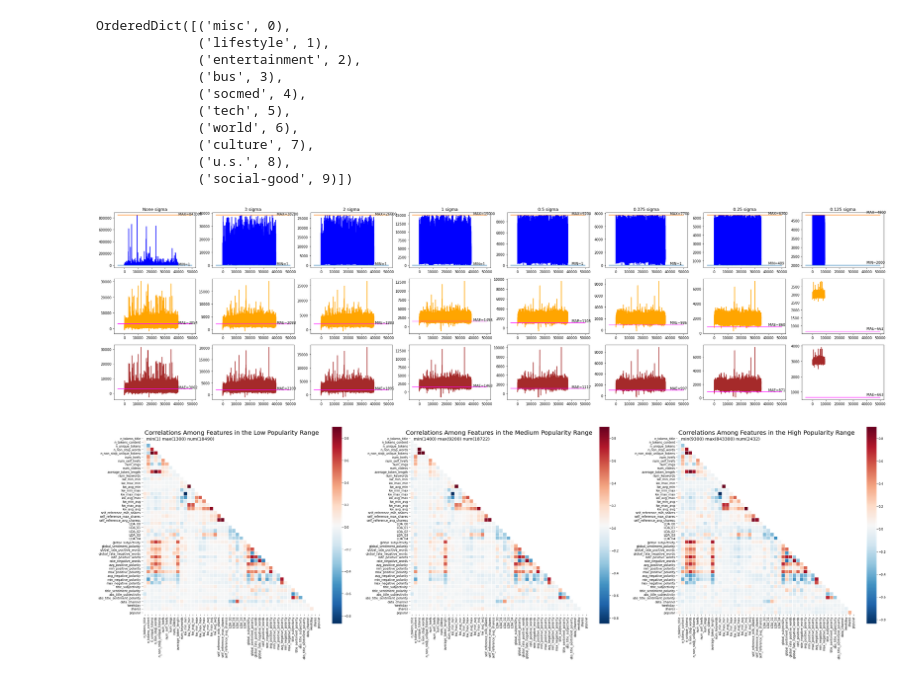
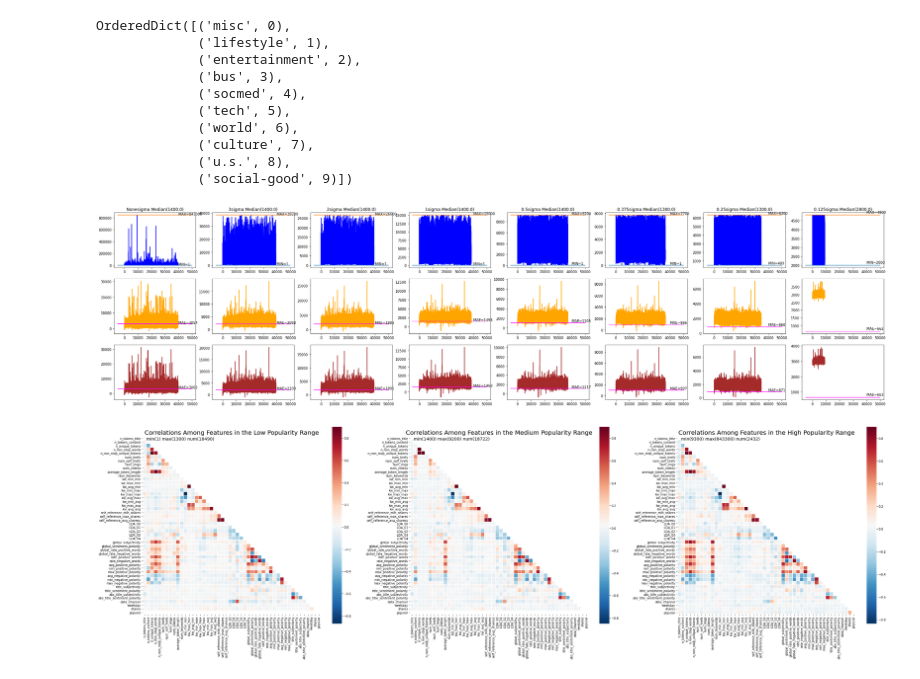
Before and after one commit to nsriniva/DS-Unit-1-Build, a Jupyter notebook: DS_Unit_1_BuildProject_1.ipynb, the cells around one changed output. Drawn from its saved outputs; the diff is of its cells as text; code cells hidden in the pictures.

```diff
--- a/DS_Unit_1_BuildProject_1.ipynb
+++ b/DS_Unit_1_BuildProject_1.ipynb
@@ -370,10 +370,10 @@ def display_corr(df, ax,sfx='Low'):
 # %%
 fig,ax = plt.subplots(3,len(sigmas), figsize=(40,10))
 
 for i,sigma in enumerate(sigmas):
-  display_error_graph(err[i], ax[0][i], ax[1][i], ax[2][i], title=f'{sigma} sigma')
+  display_error_graph(err[i], ax[0][i], ax[1][i], ax[2][i], title=f'{sigma}sigma Median({pd.Series(err[i]["merged"][4].reshape(-1)).median()})')
 # %% [output]
-[figure, old version]
+[figure, new version]
 # %%
 pop_df, hpop_df = partition_on_shares(onp_merged_df, 0.5)
 
```
